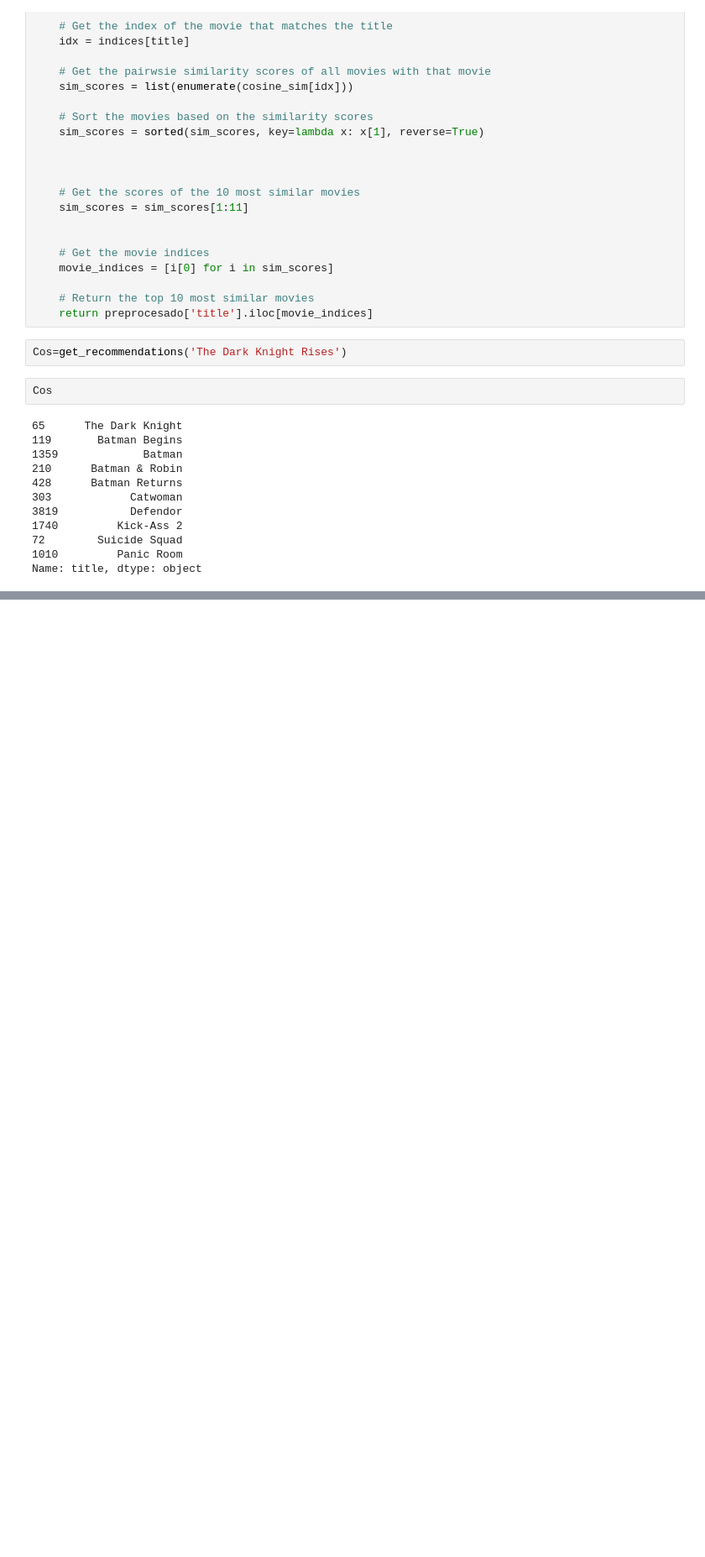
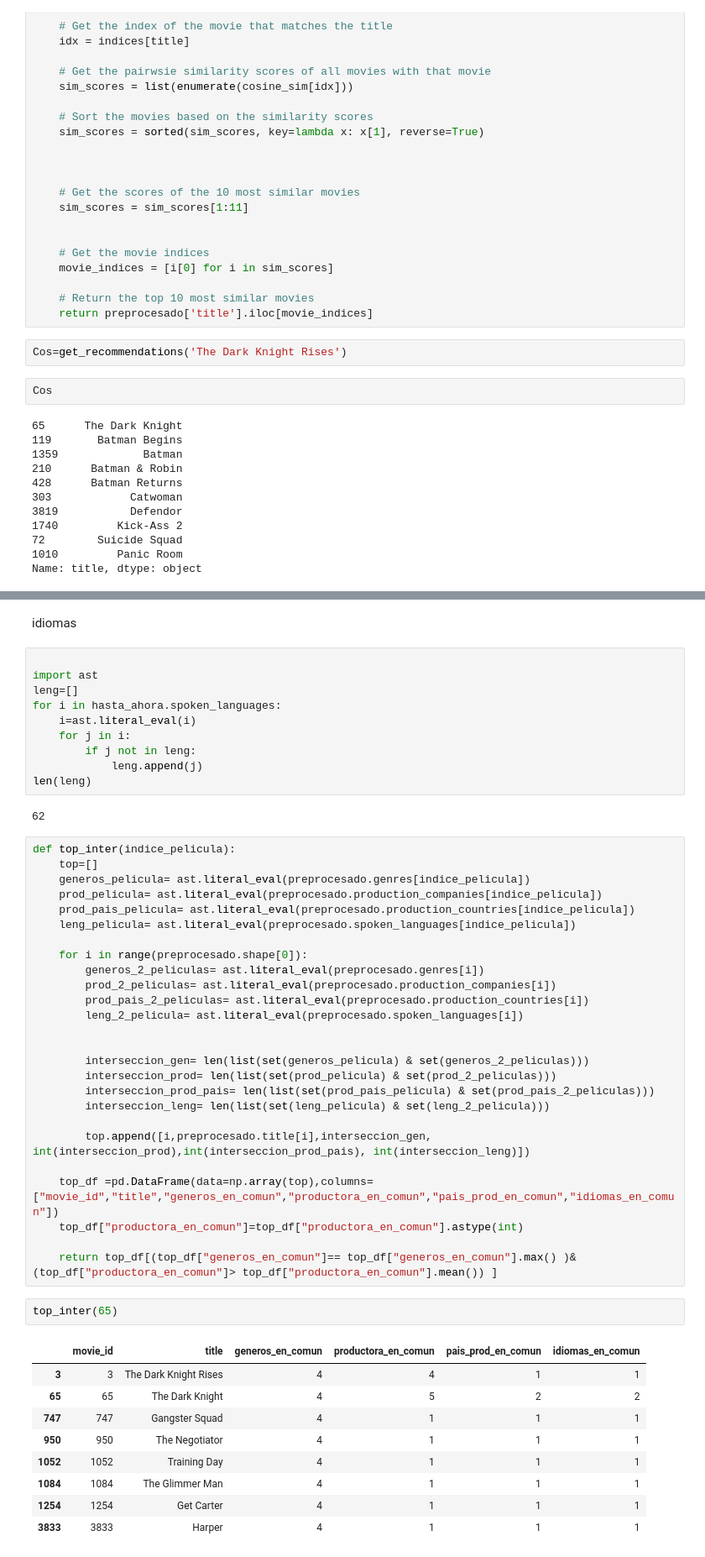
Before and after one commit to HugoMAT/Proyecto_Aplica, a Jupyter notebook: project/Untitled.ipynb, the cells around one changed output, grey strips where cells are left out. Shown at 84% size. Saved outputs shown, nothing was run; the diff lists cells and outputs as text; blank space fills up the shorter version.

```diff
--- a/project/Untitled.ipynb
+++ b/project/Untitled.ipynb
@@ -531,0 +602,52 @@ preprocesado.keywords[303]
+# %% [markdown]
+idiomas
+# %%
+
+import ast
+leng=[]
+for i in hasta_ahora.spoken_languages:
+    i=ast.literal_eval(i)
+    for j in i:
+        if j not in leng:
+            leng.append(j)
+len(leng)
+# %% [output]
+62
+# %%
+def top_inter(indice_pelicula):
+    top=[]
+    generos_pelicula= ast.literal_eval(preprocesado.genres[indice_pelicula])
+    prod_pelicula= ast.literal_eval(preprocesado.production_companies[indice_pelicula])
+    prod_pais_pelicula= ast.literal_eval(preprocesado.production_countries[indice_pelicula])
+    leng_pelicula= ast.literal_eval(preprocesado.spoken_languages[indice_pelicula])
+
+    for i in range(preprocesado.shape[0]):
+        generos_2_peliculas= ast.literal_eval(preprocesado.genres[i])
+        prod_2_peliculas= ast.literal_eval(preprocesado.production_companies[i])
+        prod_pais_2_peliculas= ast.literal_eval(preprocesado.production_countries[i])
+        leng_2_pelicula= ast.literal_eval(preprocesado.spoken_languages[i])
+
+
+        interseccion_gen= len(list(set(generos_pelicula) & set(generos_2_peliculas)))
+        interseccion_prod= len(list(set(prod_pelicula) & set(prod_2_peliculas)))
+        interseccion_prod_pais= len(list(set(prod_pais_pelicula) & set(prod_pais_2_peliculas)))
+        interseccion_leng= len(list(set(leng_pelicula) & set(leng_2_pelicula)))
+
+        top.append([i,preprocesado.title[i],interseccion_gen, int(interseccion_prod),int(interseccion_prod_pais), int(interseccion_leng)])
+
+    top_df =pd.DataFrame(data=np.array(top),columns=["movie_id","title","generos_en_comun","productora_en_comun","pais_prod_en_comun","idiomas_en_comun"])
+    top_df["productora_en_comun"]=top_df["productora_en_comun"].astype(int)
+
+    return top_df[(top_df["generos_en_comun"]== top_df["generos_en_comun"].max() )& (top_df["productora_en_comun"]> top_df["productora_en_comun"].mean()) ]
+# %%
+top_inter(65)
+# %% [output]
+|  | movie_id | title | generos_en_comun | productora_en_comun | pais_prod_en_comun | idiomas_en_comun |
+| 3 | 3 | The Dark Knight Rises | 4 | 4 | 1 | 1 |
+| 65 | 65 | The Dark Knight | 4 | 5 | 2 | 2 |
+| 747 | 747 | Gangster Squad | 4 | 1 | 1 | 1 |
+| 950 | 950 | The Negotiator | 4 | 1 | 1 | 1 |
+| 1052 | 1052 | Training Day | 4 | 1 | 1 | 1 |
+| 1084 | 1084 | The Glimmer Man | 4 | 1 | 1 | 1 |
+| 1254 | 1254 | Get Carter | 4 | 1 | 1 | 1 |
+| 3833 | 3833 | Harper | 4 | 1 | 1 | 1 |
```
Also changed, not shown: parts of 47 cells of this notebook.
